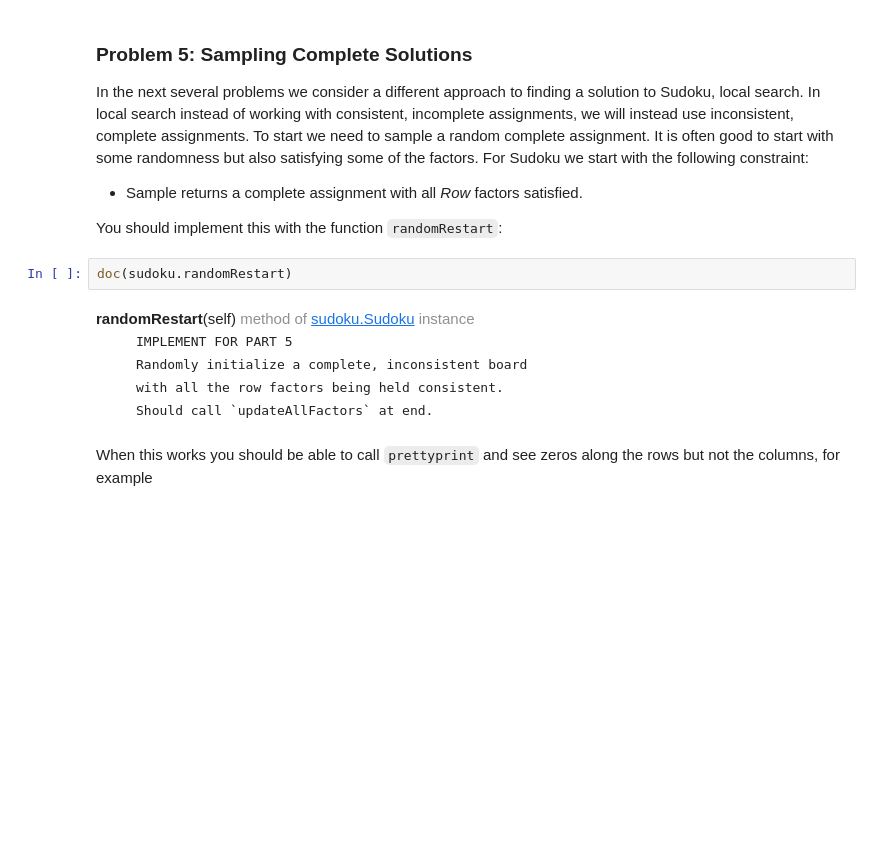
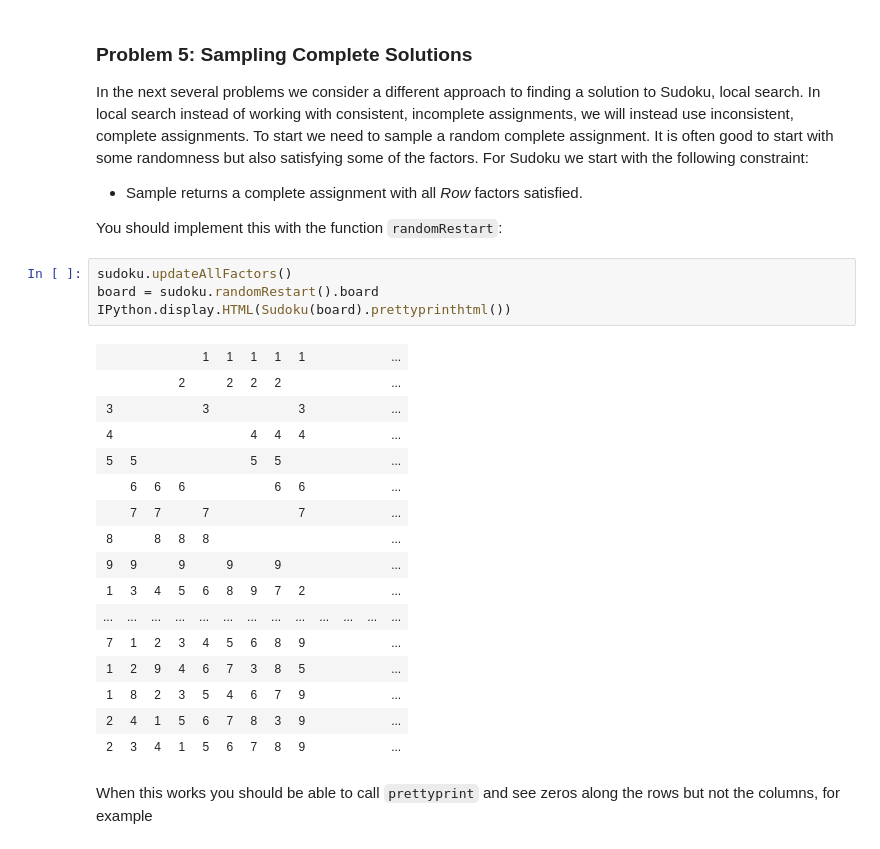
Before and after one commit to hillyadler/hna-gms-cs-182, a Jupyter notebook: HW2/HW2.ipynb, the cells around one changed output. Cells and saved outputs as stored; diff of their text form; blank space fills up the shorter version.

```diff
--- a/HW2/HW2.ipynb
+++ b/HW2/HW2.ipynb
@@ -204,14 +198,27 @@ local search instead of working with consistent, incomplete assignments, we will
 
 
 You should implement this with the function `randomRestart`:
-# %%
-doc(sudoku.randomRestart)
-# %% [output]
-randomRestart(self) method of sudoku.Sudoku instance
-IMPLEMENT FOR PART 5
-Randomly initialize a complete, inconsistent board
-with all the row factors being held consistent.
-Should call `updateAllFactors` at end.
+# %%
+sudoku.updateAllFactors()
+board = sudoku.randomRestart().board
+IPython.display.HTML(Sudoku(board).prettyprinthtml())
+# %% [output]
+|  |  |  |  | 1 | 1 | 1 | 1 | 1 |  |  |  | ... |
+|  |  |  | 2 |  | 2 | 2 | 2 |  |  |  |  | ... |
+| 3 |  |  |  | 3 |  |  |  | 3 |  |  |  | ... |
+| 4 |  |  |  |  |  | 4 | 4 | 4 |  |  |  | ... |
+| 5 | 5 |  |  |  |  | 5 | 5 |  |  |  |  | ... |
+|  | 6 | 6 | 6 |  |  |  | 6 | 6 |  |  |  | ... |
+|  | 7 | 7 |  | 7 |  |  |  | 7 |  |  |  | ... |
+| 8 |  | 8 | 8 | 8 |  |  |  |  |  |  |  | ... |
+| 9 | 9 |  | 9 |  | 9 |  | 9 |  |  |  |  | ... |
+| 1 | 3 | 4 | 5 | 6 | 8 | 9 | 7 | 2 |  |  |  | ... |
+| ... | ... | ... | ... | ... | ... | ... | ... | ... | ... | ... | ... | ... |
+| 7 | 1 | 2 | 3 | 4 | 5 | 6 | 8 | 9 |  |  |  | ... |
+| 1 | 2 | 9 | 4 | 6 | 7 | 3 | 8 | 5 |  |  |  | ... |
+| 1 | 8 | 2 | 3 | 5 | 4 | 6 | 7 | 9 |  |  |  | ... |
+| 2 | 4 | 1 | 5 | 6 | 7 | 8 | 3 | 9 |  |  |  | ... |
+| 2 | 3 | 4 | 1 | 5 | 6 | 7 | 8 | 9 |  |  |  | ... |
 # %% [markdown]
 When this works you should be able to call `prettyprint` and see zeros along the rows but not the columns, for example
 # %%
```
Also changed, not shown: parts of 2 cells of this notebook, 3 other files.
